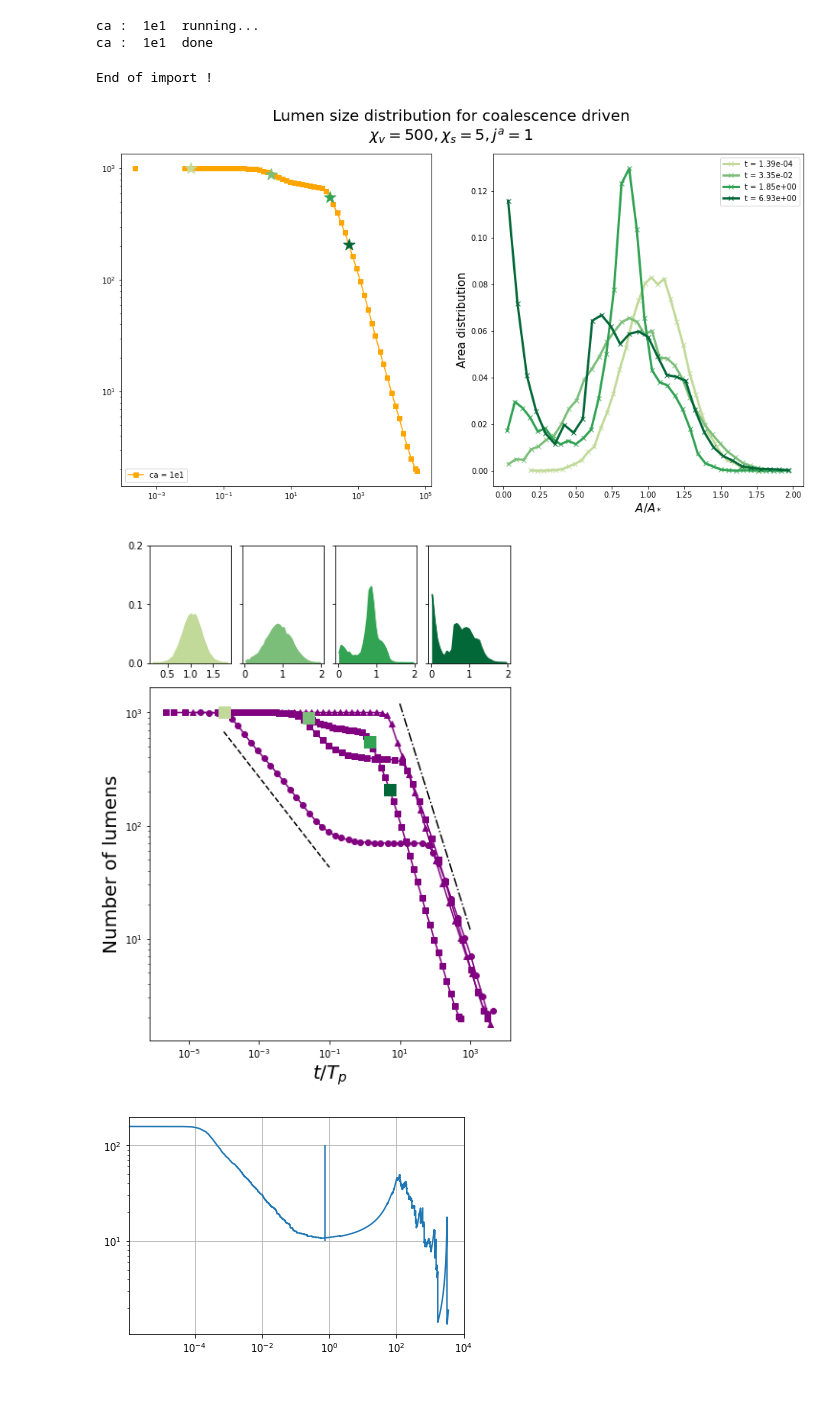
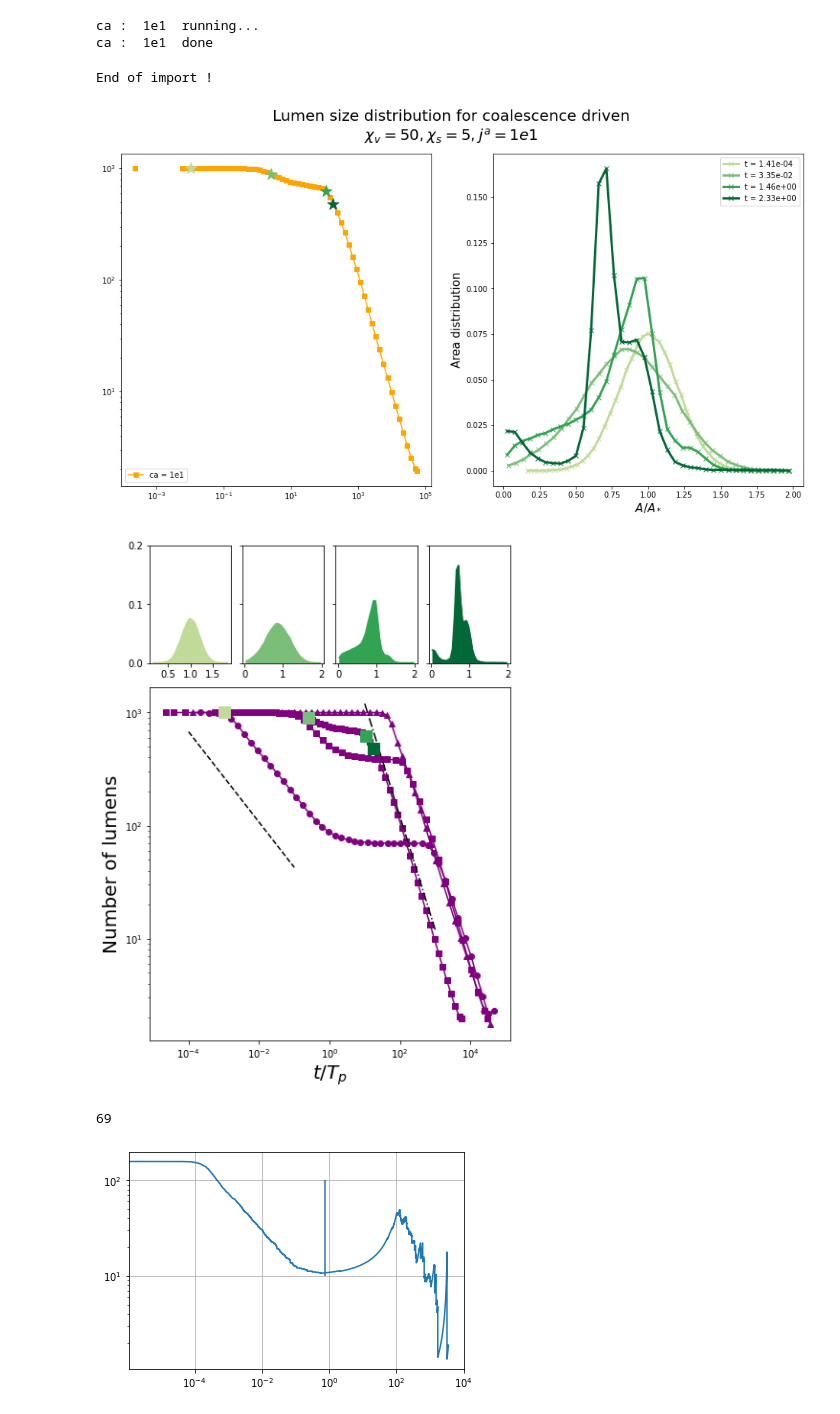
Before and after one commit to VirtualEmbryo/hydroosmotic_chain, a Jupyter notebook: _notebook/osmotic - pumping.ipynb, the cells around one changed output. Cells and saved outputs as stored; diff of their text form; code cells hidden in the pictures.

```diff
--- a/_notebook/osmotic - pumping.ipynb
+++ b/_notebook/osmotic - pumping.ipynb
@@ -340,7 +340,7 @@ for ca in calist :
     print('ca : ', ca, ' running...', end='\n')
     NT_p[ca] = {}
     if ca != 10 :
-        for n in range(0, 20) :
+        for n in range(0, 100) :
             filename = os.path.join(main_dir, 'chiv'+str(chiv)+'_chis'+str(chis), 'ca'+ca, 'run'+str(n).zfill(4), 'sim_nlum.dat')
             #filename = os.path.join('/Users/mathieuleverge/git/chain_lumen/_data/osmotic/N1000/ell10', 'chiv'+str(chiv)+'_chis'+str(chis), 'run'+str(n).zfill(4), 'sim_nlum.dat')
             NT_p[ca][n] = np.loadtxt(filename)
@@ -358,7 +358,7 @@ wmax_dict = {'1e-2' : 6, '1e-1' : 5, '1e0' : 4, '1e1' : 3}
 npts = 70
 
 #steps = [10, 20, 27, 30]
-steps = [5, 25, 40, 45]#70, 77]
+steps = [5, 25, 39, 41]#70, 77]
 col_steps = {steps[0] : '#C2DA99',
              steps[1] : '#7BBE79',
              steps[2] : '#31A353',
@@ -400,35 +400,35 @@ for ca in ['1e1'] :
             if os.path.isfile('Nt_avg_chiv'+str(chiv)+'_chis'+str(chis)+'_ca'+ca+'_step'+str(s)+'.txt') :
                 distrib = np.loadtxt('Nt_avg_chiv'+str(chiv)+'_chis'+str(chis)+'_ca'+ca+'_step'+str(s)+'.txt')
             else :
                 distrib = calc_distrib(time = res_avg[s, 0], folder=folder, area=area)
                 np.savetxt('Nt_avg_chiv'+str(chiv)+'_chis'+str(chis)+'_ca'+ca+'_step'+str(s)+'.txt', distrib)
 
         ax[1].plot(distrib[0]/np.average(distrib[0]), distrib[1], label='t = ' +"{:2.2e}".format(res_avg[s, 0]), marker='x', color=col_steps[s], linewidth=3)
         #ax[1].(distrib[0]/np.average(distrib[0]), distrib[1], label='t = ' +"{:2.2e}".format(res_avg[s, 0]), marker='x', color=col_steps[s])
 
         if show_sim :
             for k in NT_p[ca].keys() :
                 ax[0].plot(NT_p[ca][k][:, 0]/T, NT_p[ca][k][:, 1], color=ca_dict[float(ca)][1], alpha=0.1)
 
     np.savetxt('Nt_avg_chiv'+str(chiv)+'_chis'+str(chis)+'_ca'+ca+'.txt', res_avg)
 
 
 ax[1].legend()
 ax[0].legend(loc=3)
 
 if area :
     ax[1].set_ylabel('Area distribution', fontsize=15)
     ax[1].set_xlabel(r'$A / A_*$', fontsize=15)
 else :
     ax[1].set_ylabel('Length distribution', fontsize=15)
     ax[1].set_xlabel(r'$L / L_*$', fontsize=15)
 
 #plt.savefig('/Users/mathieuleverge/Documents/cavidoc/hydroosmotic/pumping_distributions.eps', format='eps')
-plt.suptitle('Lumen size distribution for coalescence driven\n'+r'$\chi_v = 500, \chi_s=5, j^a=1$', fontsize=20)
+plt.suptitle('Lumen size distribution for coalescence driven\n'+r'$\chi_v = '+str(chiv)+', \chi_s='+str(chis)+', j^a='+str(ca)+'$', fontsize=20)
 plt.show()
 # %% [output]
 End of import !
-[figure, old version]
+[figure, new version]
 # %%
 from matplotlib.gridspec import GridSpec
 
@@ -503,4 +503,4 @@ ax5.locator_params(tight=True, nbins=3)
 #plt.savefig('/Users/mathieuleverge/Documents/cavidoc/hydroosmotic/pumping_distributions_area.eps')
 plt.show()
 # %% [output]
-[figure, old version]
+[figure, new version]
@@ -506,0 +510,29 @@ plt.show()
+# %%
+
+for s in range(70) :
+    #ax[0].scatter(res_avg[s, 0]/T, res_avg[s, 1], color=col_steps[s], zorder=10, marker='*', s=250)
+    fold = 'distrib_chiv50_chis5_ja1e1'
+    if area :
+        if os.path.isfile(os.path.join(fold, 'Nt_avg_chiv'+str(chiv)+'_chis'+str(chis)+'_ca'+ca+'_step'+str(s)+'area.txt')) :
+            distrib = np.loadtxt(os.path.join(fold, 'Nt_avg_chiv'+str(chiv)+'_chis'+str(chis)+'_ca'+ca+'_step'+str(s)+'area.txt'))
+        else :
+            distrib = calc_distrib(time = res_avg[s, 0], folder=folder, area=area)
+            np.savetxt(os.path.join(fold, 'Nt_avg_chiv'+str(chiv)+'_chis'+str(chis)+'_ca'+ca+'_step'+str(s)+'area.txt'), distrib)
+
+    else :
+        if os.path.isfile(os.path.join(fold, 'Nt_avg_chiv'+str(chiv)+'_chis'+str(chis)+'_ca'+ca+'_step'+str(s)+'.txt')) :
+            distrib = np.loadtxt(os.path.join(fold, 'Nt_avg_chiv'+str(chiv)+'_chis'+str(chis)+'_ca'+ca+'_step'+str(s)+'.txt'))
+        else :
+            distrib = calc_distrib(time = res_avg[s, 0], folder=folder, area=area)
+            np.savetxt(os.path.join(fold, 'Nt_avg_chiv'+str(chiv)+'_chis'+str(chis)+'_ca'+ca+'_step'+str(s)+'.txt'), distrib)
+
+    plt.plot(distrib[0]/np.average(distrib[0]), distrib[1], label='t = ' +"{:2.2e}".format(res_avg[s, 0]))
+    plt.fill_between(distrib[0]/np.average(distrib[0]), 0., distrib[1])
+    plt.xlim(0., 2.05)
+    plt.ylim(0., 0.2)
+    #plt.savefig(os.path.join(fold, 'distrib'+str(s).zfill(4)+'.eps'), format='eps')
+    plt.savefig(os.path.join(fold, 'distrib_length'+str(s).zfill(4)+'.png'), format='png')
+    plt.close()
+    print(s, end='\r')
+# %% [output]
+69
```
Also changed, not shown: parts of 2 cells of this notebook, 7 other files.
